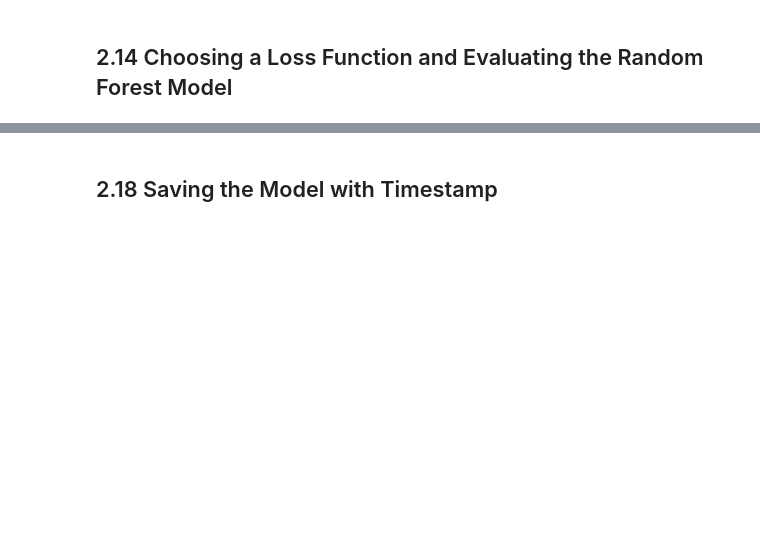
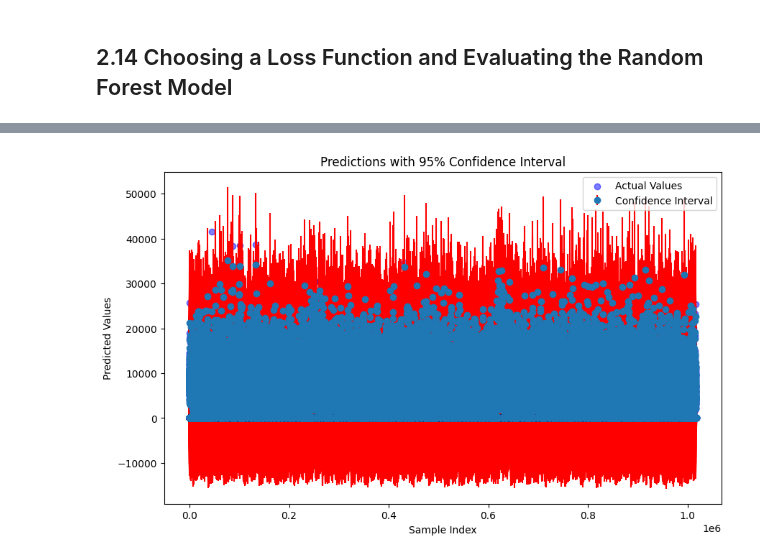
Before and after one commit to dagiteferi/sales-Prediction-model, a Jupyter notebook: notebooks/model.ipynb, the cells around one changed output, grey strips where cells are left out. Drawn from its saved outputs; the diff is of its cells as text; code cells hidden in the pictures; blank space fills up the shorter version.

Commit message:
model added

```diff
--- a/notebooks/model.ipynb
+++ b/notebooks/model.ipynb
@@ -570,0 +532,13 @@ NameError: name 'rf_pipeline' is not defined
+# %%
+
+
+
+# Predict and evaluate
+y_pred_train = pipeline.predict(X_train)
+y_pred_test = pipeline.predict(X_test)
+
+# Evaluate on training set
+mse_train, mae_train, r2_train = evaluate_model(y_train, y_pred_train)
+print(f"Training Set - MSE: {mse_train}, MAE: {mae_train}, R2: {r2_train}")
+mse_test, mae_test, r2_test = evaluate_model(y_test, y_pred_test)
+print(f"Test Set - MSE: {mse_test}, MAE: {mae_test}, R2: {r2_test}")
@@ -571,6 +550,6 @@ NameError: name 'rf_pipeline' is not defined
 # %%
-# Extract the RandomForest model from the pipeline
-rf_model = rf_pipeline.named_steps['model']
+
+rf_model = pipeline.named_steps['model']
 
 # Get feature importances from the RandomForest model
 importances = rf_model.feature_importances_
@@ -578,7 +557,7 @@ importances = rf_model.feature_importances_
 # Retrieve feature names after encoding
 feature_names = X_encoded.columns
 
-# Check the length of feature names and feature importances
+# Check the length of feature_names and feature importances
 print(f"Length of feature names: {len(feature_names)}")
 print(f"Length of feature importances: {len(importances)}")
 
@@ -603,17 +589,16 @@ plt.show()
 # %%
-# Estimate the confidence interval based on the standard deviation of predictions
 y_pred_std = np.std([tree.predict(X_test) for tree in rf_model.estimators_], axis=0)
 confidence_interval = 1.96 * y_pred_std  # 95% confidence interval
 
 # Plotting the predictions with confidence intervals
 plt.figure(figsize=(10, 6))
-plt.errorbar(y_test.index, y_pred_test_rf, yerr=confidence_interval, fmt='o', ecolor='r', capthick=2, label="Confidence Interval")
+plt.errorbar(y_test.index, y_pred_test, yerr=confidence_interval, fmt='o', ecolor='r', capthick=2, label="Confidence Interval")
 plt.scatter(y_test.index, y_test, color='blue', label='Actual Values', alpha=0.5)
 plt.title("Predictions with 95% Confidence Interval")
 plt.xlabel("Sample Index")
 plt.ylabel("Predicted Values")
 plt.legend()
 plt.show()
+# %% [output]
+[figure, added]
-# %% [markdown]
-## 2.18 Saving the Model with Timestamp
 # %%
```
Also changed, not shown: parts of 24 cells of this notebook.
